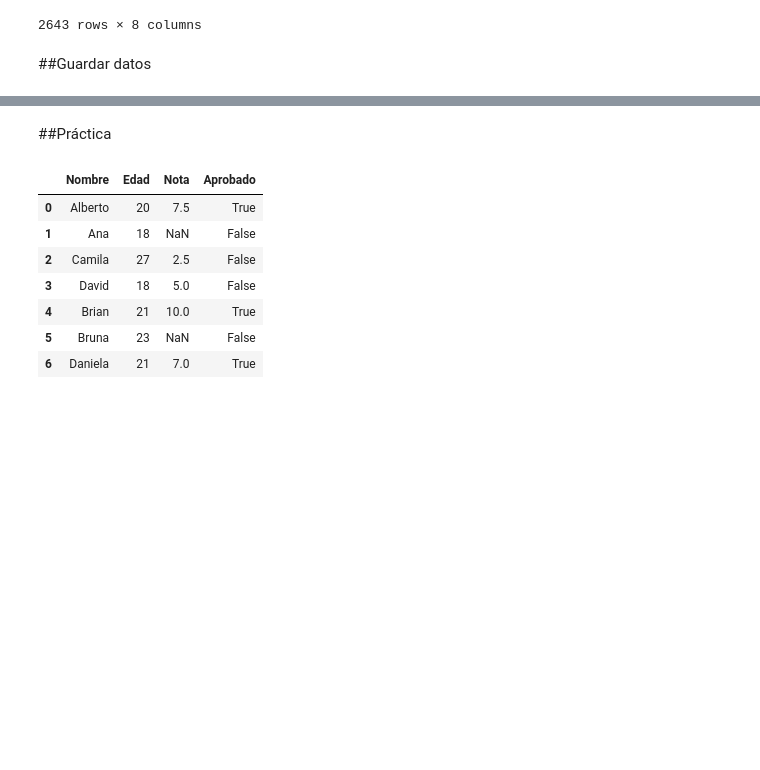
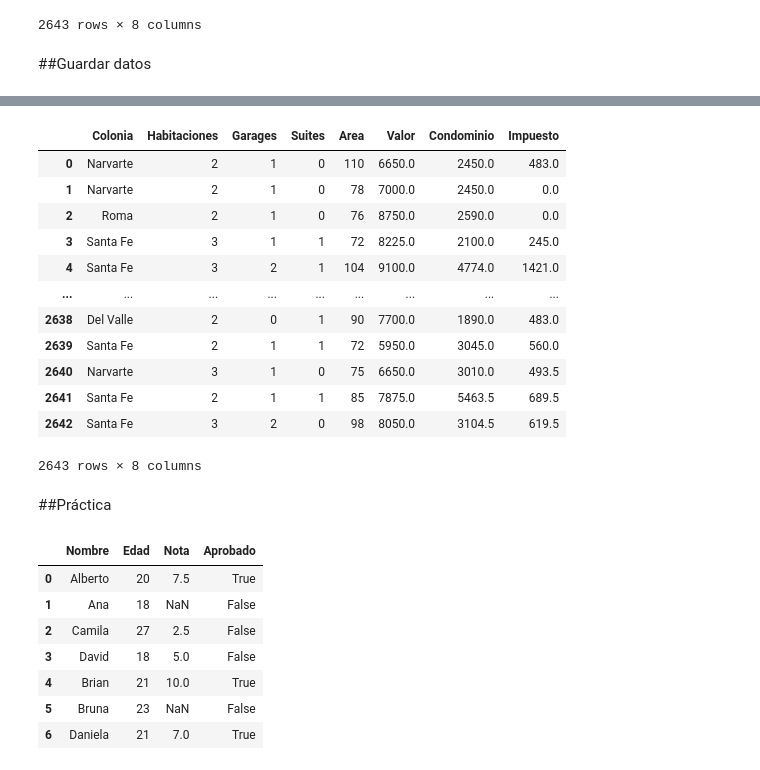
Before and after one commit to AenimaLabs/2061-pandas-conociendo-la-biblioteca, a Jupyter notebook: inmuebles_cdmx.ipynb, the cells around one changed output, grey strips where cells are left out. Drawn from its saved outputs; the diff is of its cells as text; code cells hidden in the pictures; blank space fills up the shorter version.

```diff
--- a/inmuebles_cdmx.ipynb
+++ b/inmuebles_cdmx.ipynb
@@ -25,7 +25,7 @@ datos.head()
 | 4 | Departamento;Del Valle;1;0;0;48;2... |
 # %%
 #por defecto la separación es por , pero en este caso viene con ;
-datos = pd.read_csv("/content/alquiler.csv", sep=";")
+datos = pd.read_csv("/content/drive/MyDrive/alquiler.csv", sep=";")
 datos.head() #5 primeras filas
 # %% [output]
 |  | Tipo | Colonia | Habitaciones | Garages | Suites | Area | Valor | Condominio | Impuesto |
@@ -762,3 +781,20 @@ deptos_2dormitorios_menor10500_mayor70m2
+# %%
+deptos_2dormitorios_menor10500_mayor70m2.to_csv("/content/drive/MyDrive/deptos_2dormitorios_menor10500_mayor70m2.csv", index=False, sep=';')
+pd.read_csv("/content/drive/MyDrive/deptos_2dormitorios_menor10500_mayor70m2.csv", sep=';')
+# %% [output]
+|  | Colonia | Habitaciones | Garages | Suites | Area | Valor | Condominio | Impuesto |
+| 0 | Narvarte | 2 | 1 | 0 | 110 | 6650.0 | 2450.0 | 483.0 |
+| 1 | Narvarte | 2 | 1 | 0 | 78 | 7000.0 | 2450.0 | 0.0 |
+| 2 | Roma | 2 | 1 | 0 | 76 | 8750.0 | 2590.0 | 0.0 |
+| 3 | Santa Fe | 3 | 1 | 1 | 72 | 8225.0 | 2100.0 | 245.0 |
+| 4 | Santa Fe | 3 | 2 | 1 | 104 | 9100.0 | 4774.0 | 1421.0 |
+| ... | ... | ... | ... | ... | ... | ... | ... | ... |
+| 2638 | Del Valle | 2 | 0 | 1 | 90 | 7700.0 | 1890.0 | 483.0 |
+| 2639 | Santa Fe | 2 | 1 | 1 | 72 | 5950.0 | 3045.0 | 560.0 |
+| 2640 | Narvarte | 3 | 1 | 0 | 75 | 6650.0 | 3010.0 | 493.5 |
+| 2641 | Santa Fe | 2 | 1 | 1 | 85 | 7875.0 | 5463.5 | 689.5 |
+| 2642 | Santa Fe | 3 | 2 | 0 | 98 | 8050.0 | 3104.5 | 619.5 |
+2643 rows × 8 columns
 # %% [markdown]
 ##Práctica
 # %%
```
Also changed, not shown: parts of 5 cells of this notebook.
